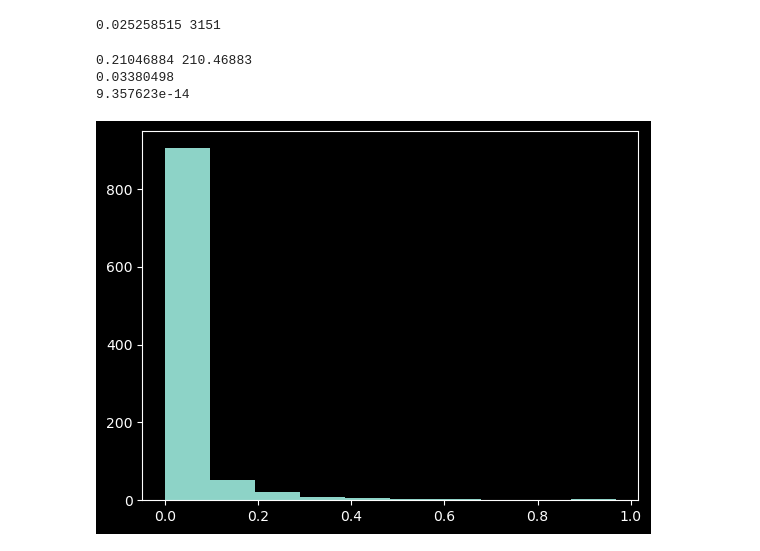
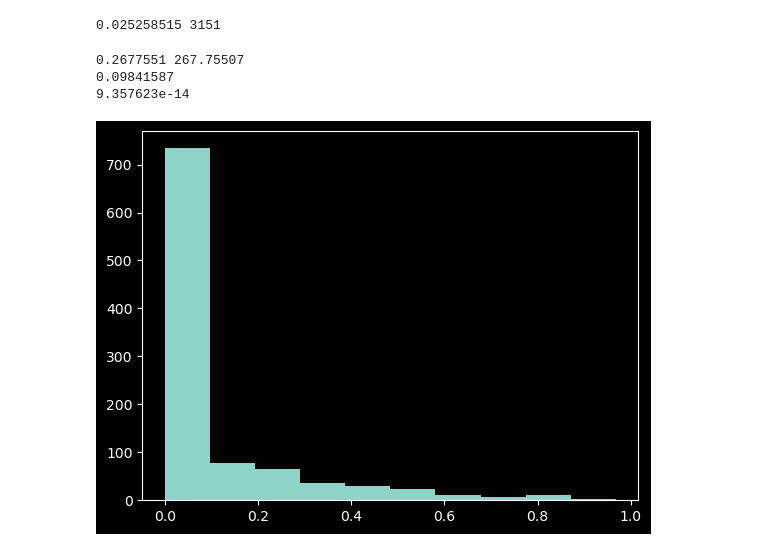
Before and after one commit to barwein/BayesProxyNets, a Jupyter notebook: src/test_discrete_sampling.ipynb, the cells around one changed output. Saved outputs shown, nothing was run; the diff lists cells and outputs as text; code cells hidden in the pictures.

```diff
--- a/src/test_discrete_sampling.ipynb
+++ b/src/test_discrete_sampling.ipynb
@@ -362,22 +360,22 @@ print(flip_edges.mean(), flip_edges.sum())
 # %%
 idxs = random.choice(key, triu_dim, shape=(1000,), replace=False)
 prop_triu = triu_star.at[idxs].set(1 - triu_star[idxs])
 
 _, tst_grad = val_grad_fn(triu_star, triu_obs, df_edges,
                                             theta, gamma, Y, x, Z, eta)
 tst_grad = tst_grad[idxs]
 
-temp_ratio = jnp.exp((-(2*triu_star[idxs]-1)*tst_grad)/2. - 2)
+temp_ratio = jnp.exp((-(2*triu_star[idxs]-1)*tst_grad)/2. - 0)
 print(temp_ratio.mean(), temp_ratio.sum())
 temp_ratio = jnp.clip(temp_ratio, -30, 30)
 temp_prob = temp_ratio / (temp_ratio + 1)
 print(temp_prob.mean())
 
 plt.hist(temp_prob)
 
 print(jnp.exp(-30) / (jnp.exp(-30) + 1))
 # %% [output]
-0.21046884 210.46883
-0.03380498
+0.2677551 267.75507
+0.09841587
 9.357623e-14
-[figure, old version]
+[figure, new version]
```
Also changed, not shown: parts of 15 cells of this notebook, 6 other files.
